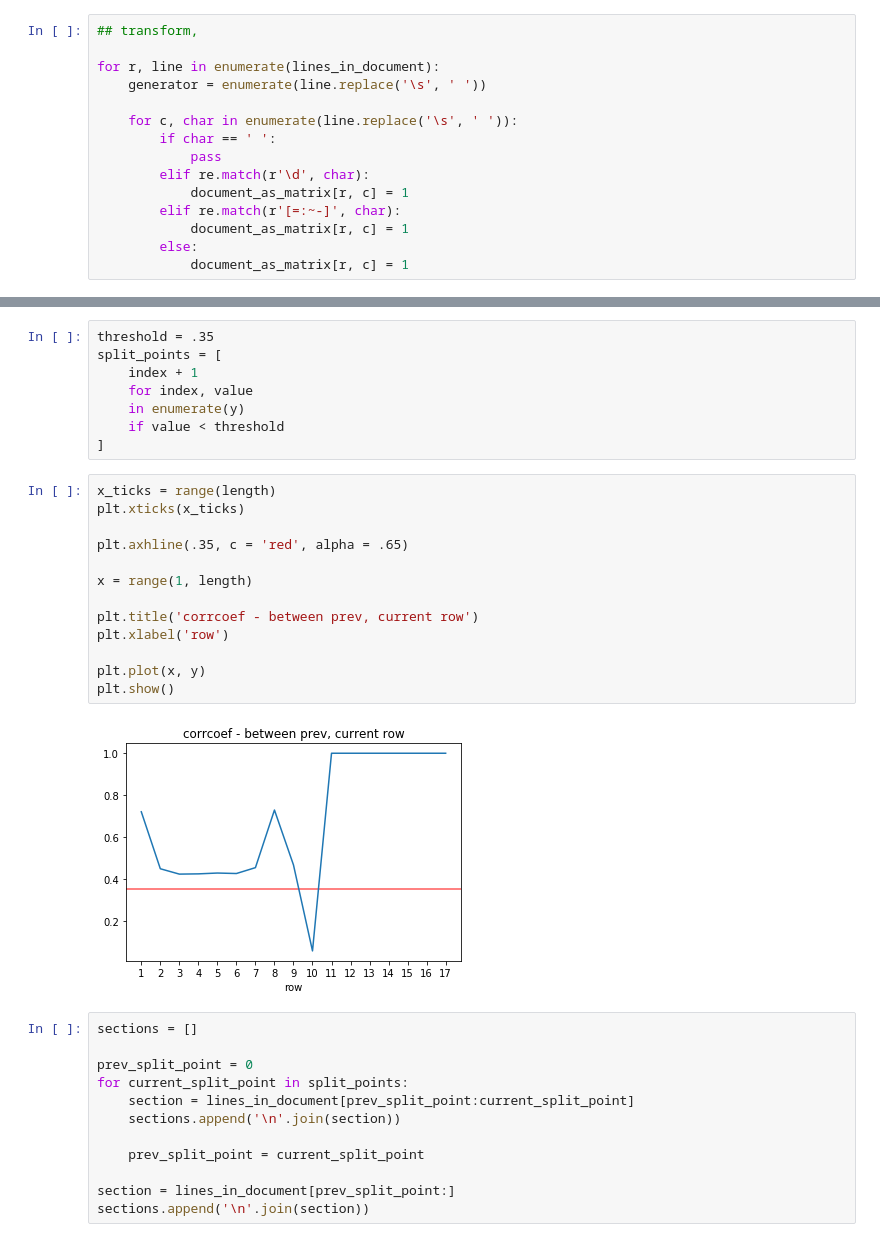
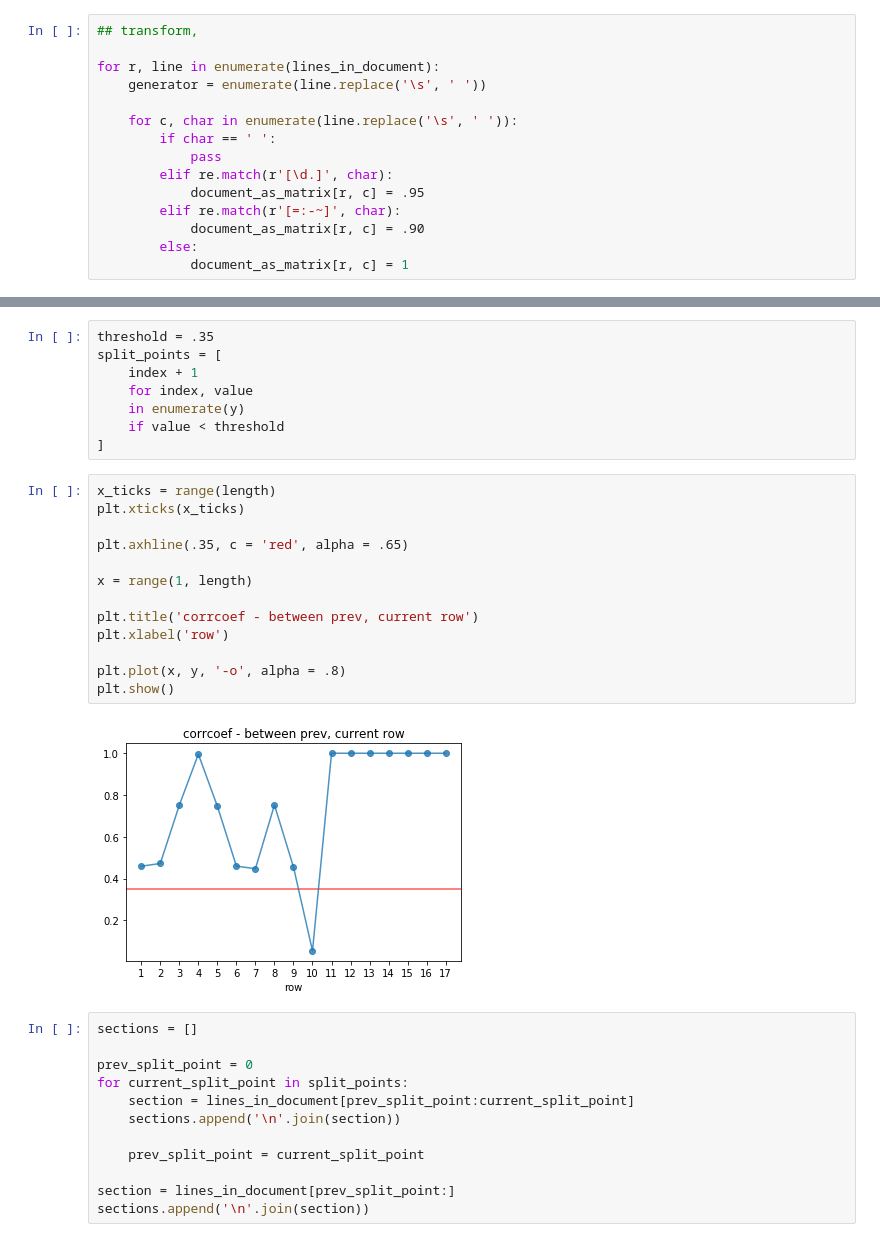
Before and after one commit to dpasse/vegetable_lasagna, a Jupyter notebook: projects/regex_gp/notebooks/poc_split_text_on_changes_in_format.ipynb, the cells around one changed output, grey strips where cells are left out. Saved outputs shown, nothing was run; the diff lists cells and outputs as text.

Commit message:
update plot

```diff
--- a/projects/regex_gp/notebooks/poc_split_text_on_changes_in_format.ipynb
+++ b/projects/regex_gp/notebooks/poc_split_text_on_changes_in_format.ipynb
@@ -90,10 +90,10 @@ for r, line in enumerate(lines_in_document):
     for c, char in enumerate(line.replace('\s', ' ')):
         if char == ' ':
             pass
-        elif re.match(r'\d', char):
-            document_as_matrix[r, c] = 1
-        elif re.match(r'[=:~-]', char):
-            document_as_matrix[r, c] = 1
+        elif re.match(r'[\d.]', char):
+            document_as_matrix[r, c] = .95
+        elif re.match(r'[=:-~]', char):
+            document_as_matrix[r, c] = .90
         else:
             document_as_matrix[r, c] = 1
 # %%
@@ -194,18 +194,18 @@ split_points = [
 # %%
 x_ticks = range(length)
 plt.xticks(x_ticks)
 
 plt.axhline(.35, c = 'red', alpha = .65)
 
 x = range(1, length)
 
 plt.title('corrcoef - between prev, current row')
 plt.xlabel('row')
 
-plt.plot(x, y)
+plt.plot(x, y, '-o', alpha = .8)
 plt.show()
 # %% [output]
-[figure, old version]
+[figure, new version]
 # %%
 sections = []
 
```
Also changed, not shown: parts of 4 cells of this notebook.
